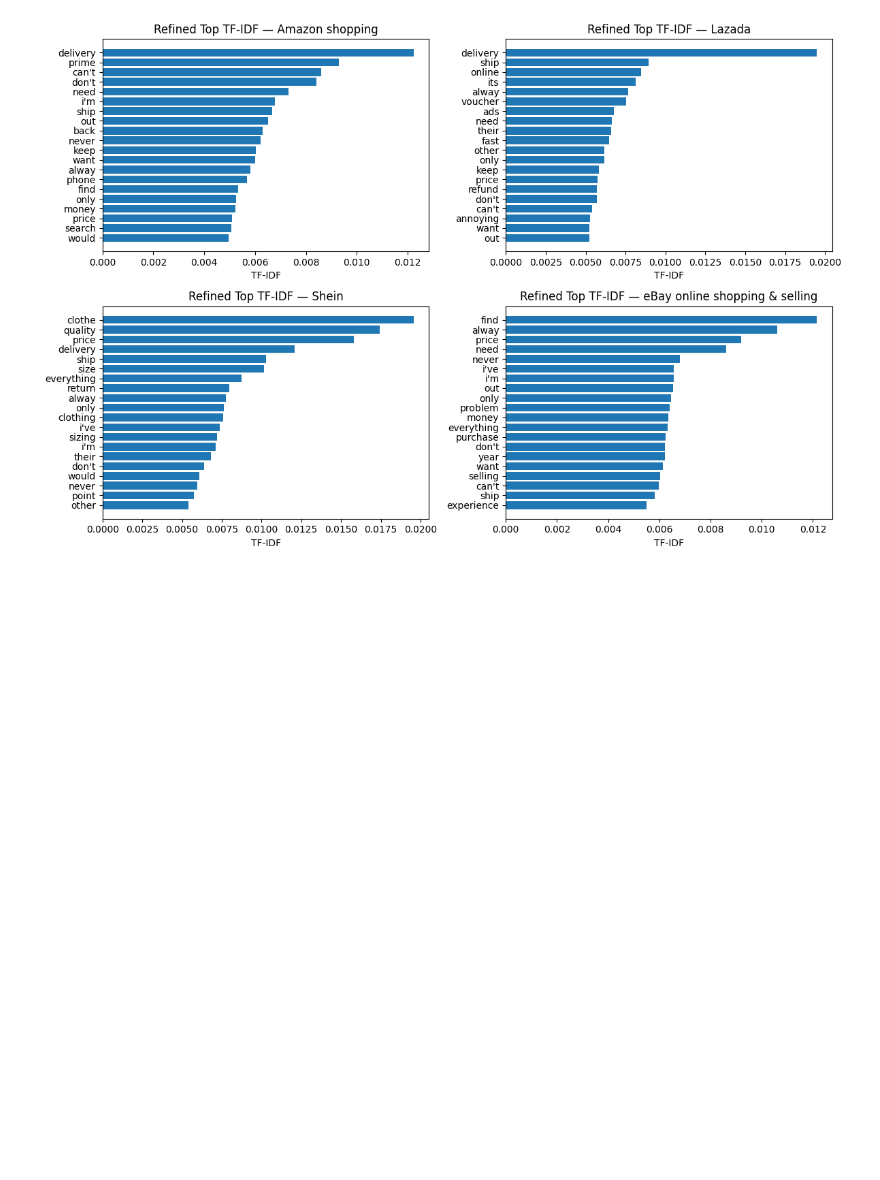
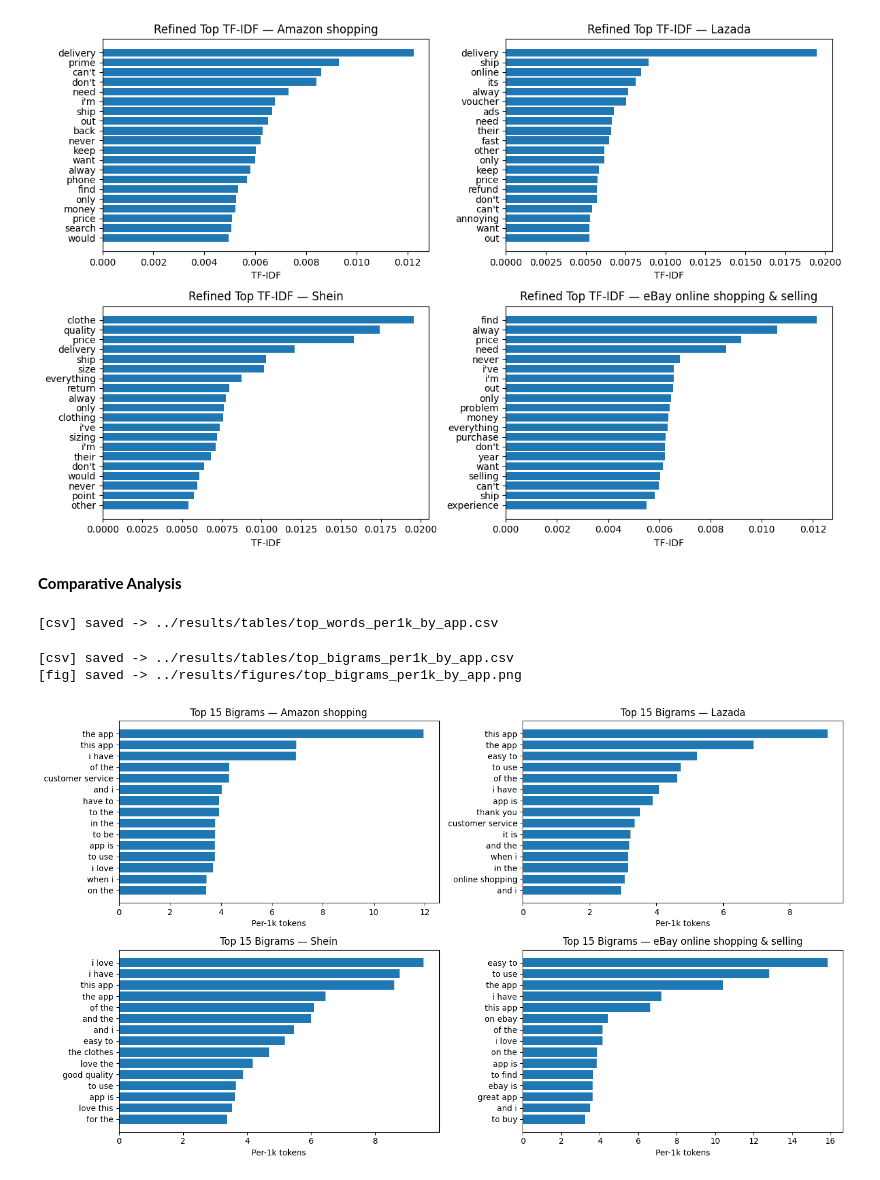
Before and after one commit to compss211/final-project-repo-group8, a Jupyter notebook: notebooks/Tokenization & Word Frequency Analysis.ipynb, the cells around one changed output. Drawn from its saved outputs; the diff is of its cells as text; code cells hidden in the pictures; blank space fills up the shorter version.

```diff
--- a/notebooks/Tokenization & Word Frequency Analysis.ipynb
+++ b/notebooks/Tokenization & Word Frequency Analysis.ipynb
@@ -11,7 +11,7 @@ os.makedirs(FIG_DIR, exist_ok=True)
 os.makedirs(TAB_DIR, exist_ok=True)
 # %%
 
-DATA_PATH = "/Users/sjsj/Documents/GitHub/final-project-repo-group8/data/raw/total_dataset.csv"
+DATA_PATH = "../data/raw/total_dataset.csv"
 df = pd.read_csv(DATA_PATH, dtype=str, keep_default_na=False, low_memory=False)
 df.head()
 # %% [output]
@@ -362,0 +379,68 @@ saved: ../results/tables/top_tfidf_refined_by_platform.csv
+# %% [markdown]
+**Comparative Analysis**
+# %%
+word_counts = (
+    tok.groupby(["AppName","word"]).size()
+       .reset_index(name="count")
+)
+
+tokens_per_app = (
+    tok.groupby("AppName").size()
+       .reset_index(name="total_tokens")
+)
+
+wc = word_counts.merge(tokens_per_app, on="AppName", how="left")
+wc["per_1k"] = (1000 * wc["count"] / wc["total_tokens"]).astype(float)
+
+
+savetab(wc.sort_values(["AppName","per_1k"], ascending=[True, False]),
+        os.path.join(TAB_DIR, "top_words_per1k_by_app.csv"))
+# %% [output]
+[csv] saved -> ../results/tables/top_words_per1k_by_app.csv
+# %%
+# Bigram：计数
+if "bigrams_df" not in globals():
+    def _doc_bigrams(toks):
+        toks = toks if isinstance(toks, list) else []
+        return [" ".join(p) for p in zip(toks, toks[1:])]
+    bigrams_df = (
+        df.loc[:, ["AppName", "tokens"]]
+          .assign(_bg=lambda x: x["tokens"].apply(_doc_bigrams))
+          .explode("_bg").dropna()
+          .rename(columns={"_bg":"bigram"})
+          .reset_index(drop=True)
+    )
+
+big = bigrams_df
+
+if "tokens_per_app" not in globals():
+    tokens_per_app = tok.groupby("AppName").size().reset_index(name="total_tokens")
+
+big_counts = (
+    big.groupby(["AppName","bigram"]).size()
+       .reset_index(name="count")
+    .merge(tokens_per_app, on="AppName", how="left")
+)
+big_counts["per_1k"] = (1000 * big_counts["count"] / big_counts["total_tokens"]).astype(float)
+
+savetab(big_counts.sort_values(["AppName","per_1k"], ascending=[True, False]),
+        os.path.join(TAB_DIR, "top_bigrams_per1k_by_app.csv"))
+
+def plot_top_bigrams_per1k(bg, topn=15, fname="top_bigrams_per1k_by_app.png"):
+    apps = bg["AppName"].unique().tolist()
+    n = len(apps); ncols = 2; nrows = (n + ncols - 1)//ncols
+    plt.figure(figsize=(14, 4*nrows))
+    for i, app in enumerate(apps, 1):
+        sub = bg[bg["AppName"]==app].nlargest(topn, "per_1k").sort_values("per_1k")
+        plt.subplot(nrows, ncols, i)
+        plt.barh(sub["bigram"], sub["per_1k"])
+        plt.xlabel("Per-1k tokens")
+        plt.title(f"Top {topn} Bigrams — {app}")
+    plt.tight_layout()
+    savefig(os.path.join(FIG_DIR, fname))
+
+plot_top_bigrams_per1k(big_counts, topn=15, fname="top_bigrams_per1k_by_app.png")
+# %% [output]
+[csv] saved -> ../results/tables/top_bigrams_per1k_by_app.csv
+[fig] saved -> ../results/figures/top_bigrams_per1k_by_app.png
+[figure, added]
```
Also changed, not shown: parts of 9 cells of this notebook, 12 other files.
